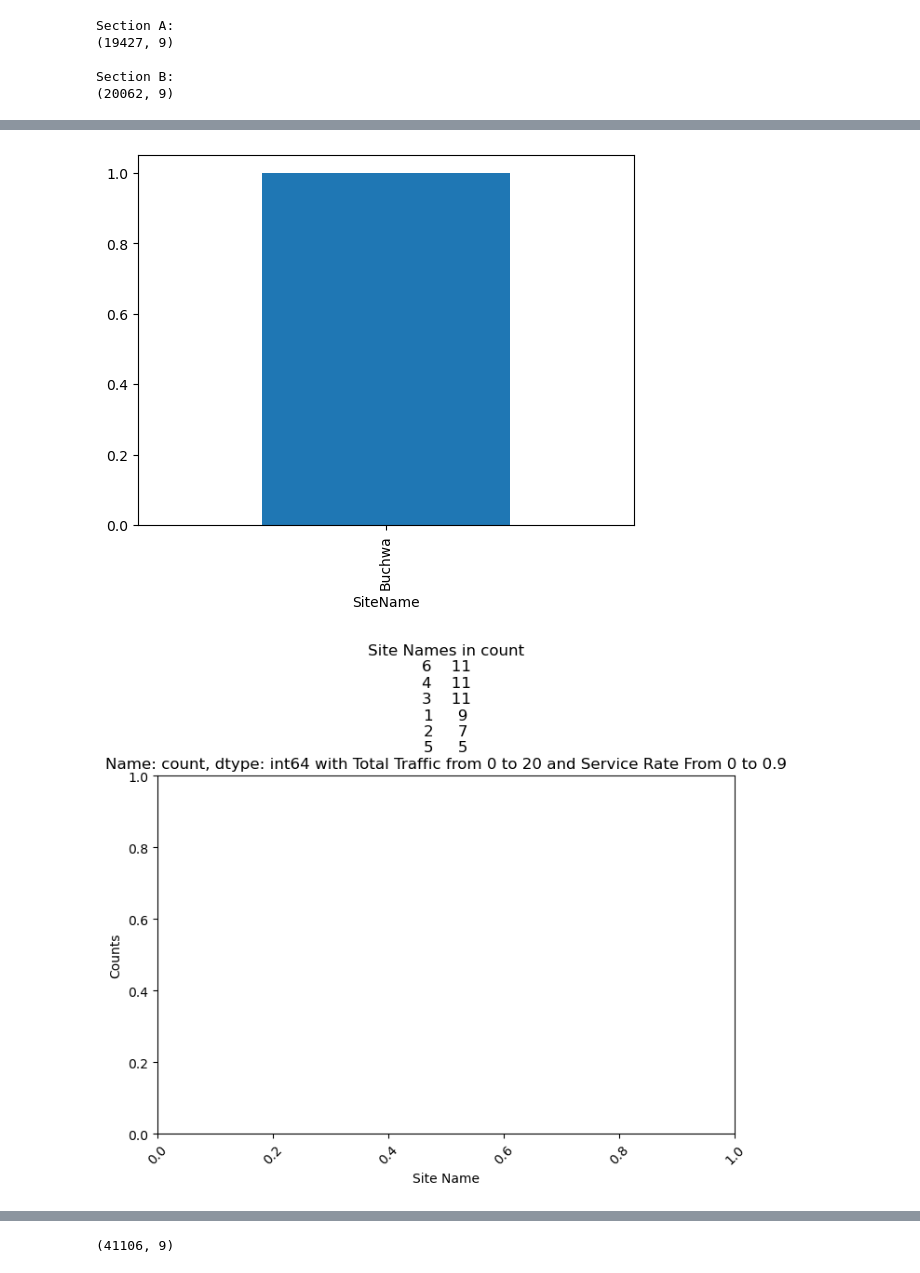
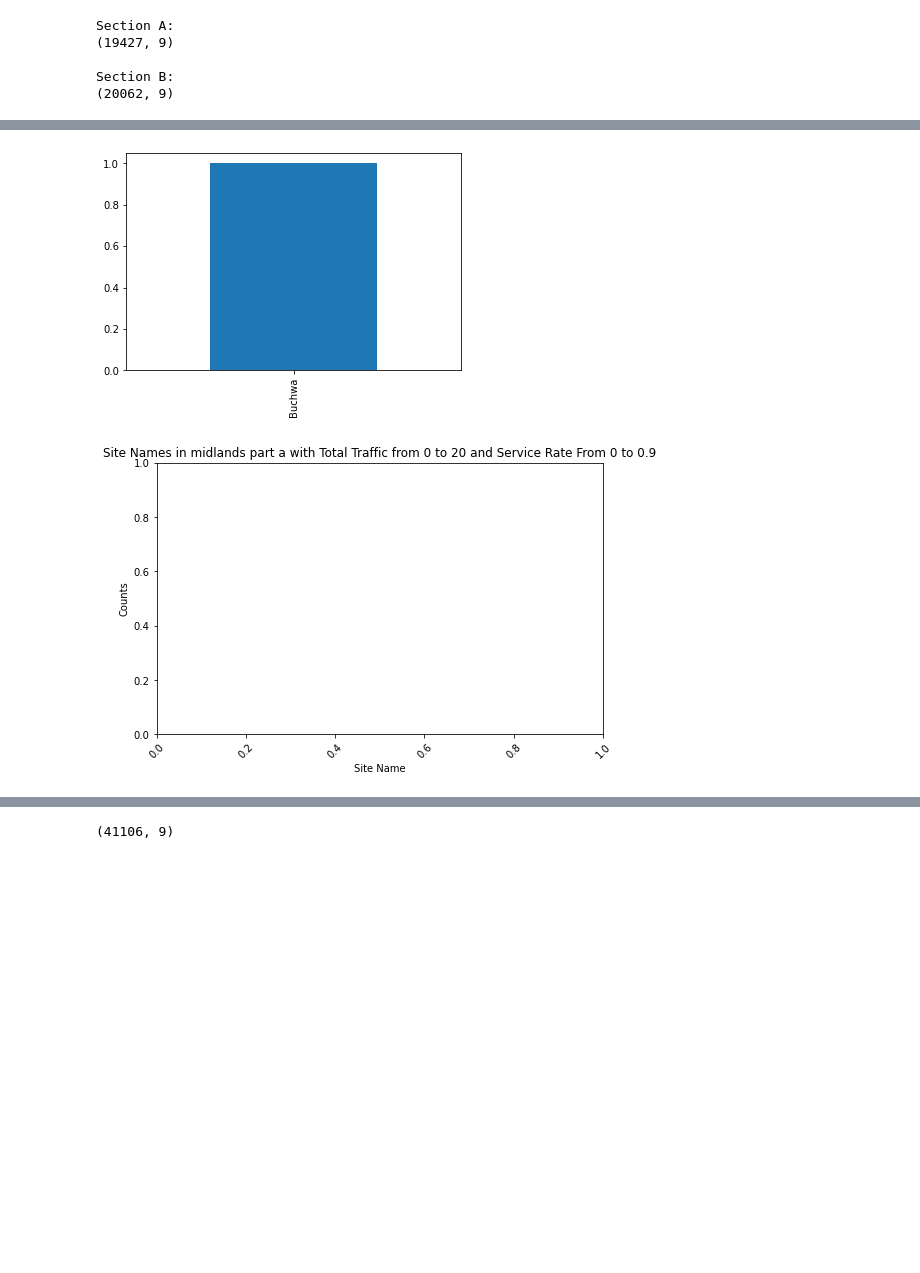
Before and after one commit to hazyncube/kpi_analysis, a Jupyter notebook: model/AnaysisModel.ipynb, the cells around one changed output, grey strips where cells are left out. Saved outputs shown, nothing was run; the diff lists cells and outputs as text; code cells hidden in the pictures; blank space fills up the shorter version.

```diff
--- a/model/AnaysisModel.ipynb
+++ b/model/AnaysisModel.ipynb
@@ -369,24 +371,25 @@ plt.show()
 # %%
 section = section_a
 filtered_df = section[(section['Begin Time'] >= start_time) & (section['End Time'] <= end_time)]
 traffic_1 = 0
 traffic_2 = 20
 service_1 = 0
 service_2 = 0.9
 filtered_df_2 = filtered_df[(filtered_df['TotalTraffic'] >= traffic_1) & (filtered_df['TotalTraffic'] <= traffic_2)]
 filtered_df_3 = filtered_df_2[(filtered_df_2['ServiceRate'] >= service_1) & (filtered_df_2['ServiceRate'] <= service_2)]
 df_new = filtered_df_3['SiteName'].value_counts()
+a = 'midlands part a'
 
 df_new.plot(kind='bar')
 plt.figure(figsize=(8, 5))
 plt.xlabel('Site Name')
 plt.ylabel('Counts')
 plt.xticks(rotation=45)
 plt.title(f'Site Names in {a} with Total Traffic from {traffic_1} to {traffic_2} and Service Rate From {service_1} to {service_2}')
 plt.show()
 # %% [output]
-[figure, old version]
+[figure, new version]
-[figure, old version]
+[figure, new version]
 # %%
 section_b.SiteName.value_counts()
 # %% [output]
```
Also changed, not shown: parts of 15 cells of this notebook, 2 other files.
